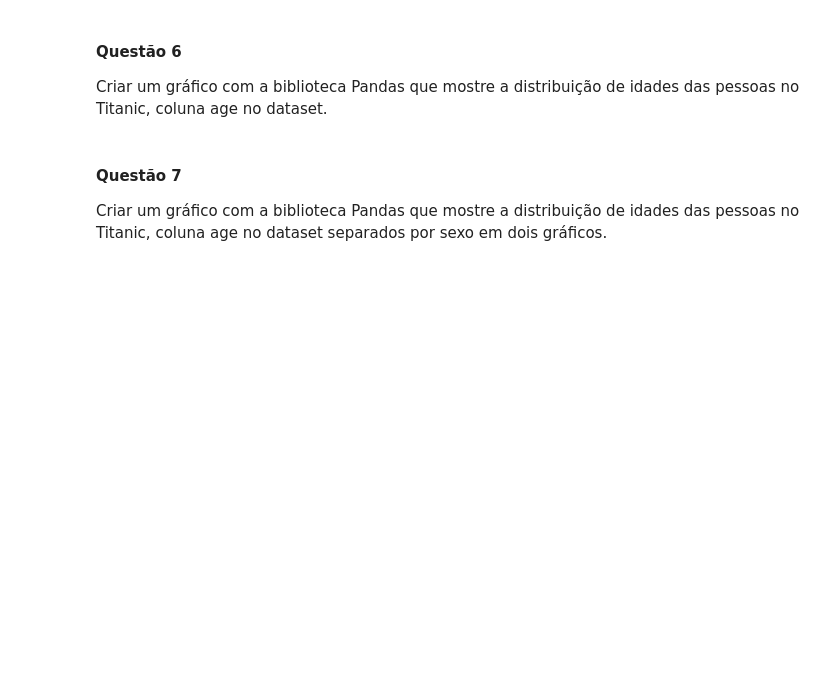
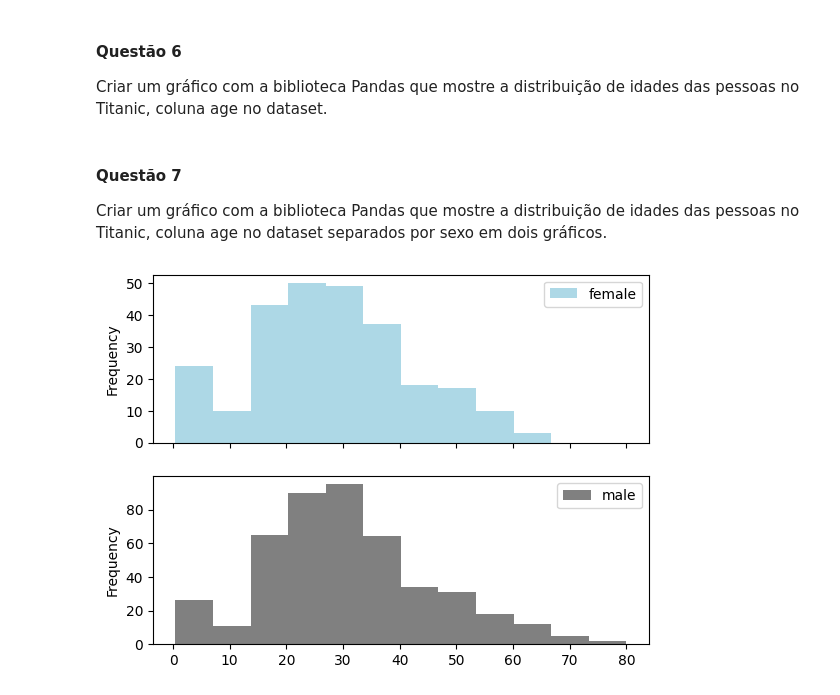
Before and after one commit to lfilipesousa/letscode-892, a Jupyter notebook: Tecnicas_de_programacao_ii/atividade1.ipynb, the cells around one changed output. Drawn from its saved outputs; the diff is of its cells as text; code cells hidden in the pictures; blank space fills up the shorter version.

```diff
--- a/Tecnicas_de_programacao_ii/atividade1.ipynb
+++ b/Tecnicas_de_programacao_ii/atividade1.ipynb
@@ -150,3 +129,10 @@ Criar um gráfico com a biblioteca Pandas que mostre a distribuição de idades
 #### Questão 7
 
 Criar um gráfico com a biblioteca Pandas que mostre a distribuição de idades das pessoas no Titanic, coluna age no dataset separados por sexo em dois gráficos.
+# %%
+titanic[['sex', 'age']] \
+.reset_index()\
+.pivot('index', 'sex', 'age') \
+.plot.hist(subplots=True, bins = 12, color = ['lightblue', 'grey']);
+# %% [output]
+[figure, added]
```
Also changed, not shown: parts of 6 cells of this notebook.
